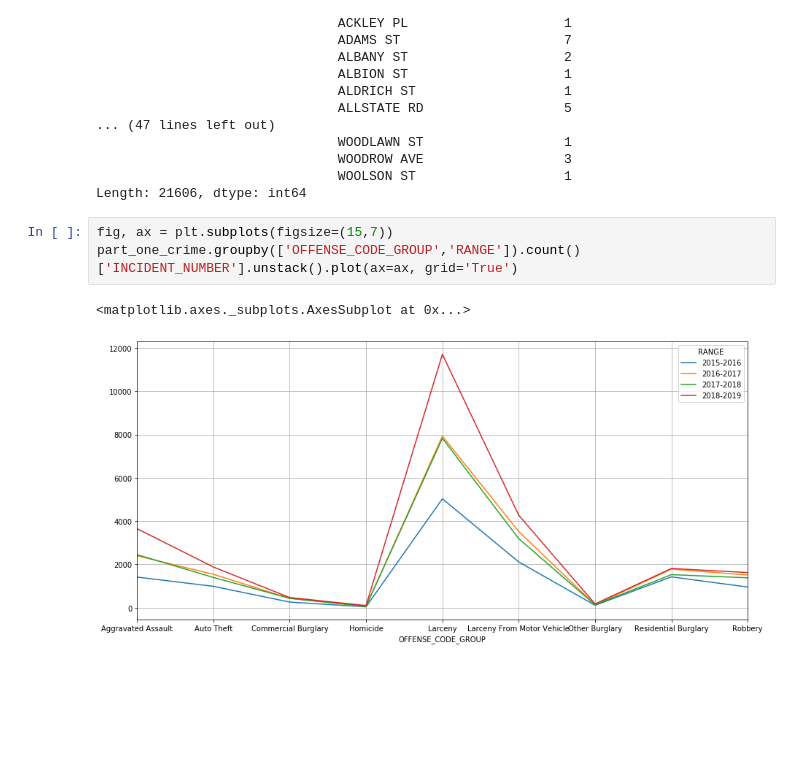
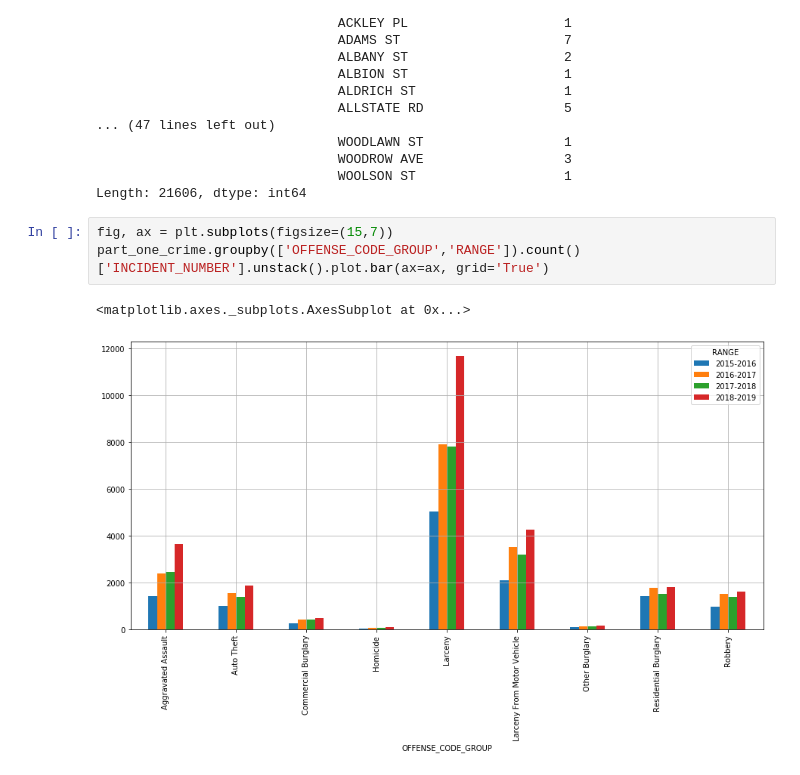
Before and after one commit to mitresh95/ImpactOfCrimeOnHousing, a Jupyter notebook: Project.ipynb, the cells around one changed output. Saved outputs shown, nothing was run; the diff lists cells and outputs as text; blank space fills up the shorter version.

Commit message:
Adding bar chart instead of line chart

```diff
--- a/Project.ipynb
+++ b/Project.ipynb
@@ -130,7 +130,7 @@ Aggravated Assault  2015-2016  0                           44
 Length: 21606, dtype: int64
 # %%
 fig, ax = plt.subplots(figsize=(15,7))
-part_one_crime.groupby(['OFFENSE_CODE_GROUP','RANGE']).count()['INCIDENT_NUMBER'].unstack().plot(ax=ax, grid='True')
+part_one_crime.groupby(['OFFENSE_CODE_GROUP','RANGE']).count()['INCIDENT_NUMBER'].unstack().plot.bar(ax=ax, grid='True')
 # %% [output]
 <matplotlib.axes._subplots.AxesSubplot at 0x...>
-[figure, old version]
+[figure, new version]
```
